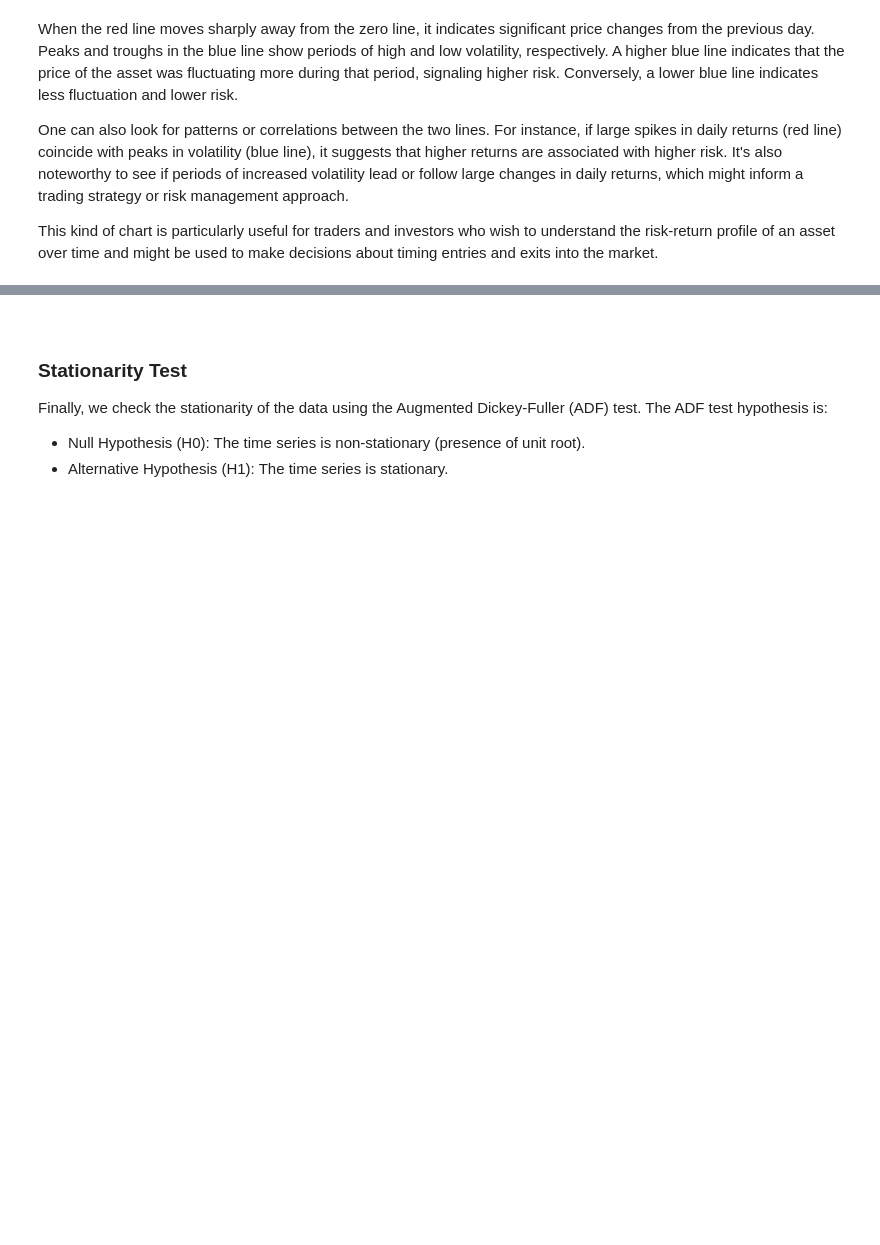
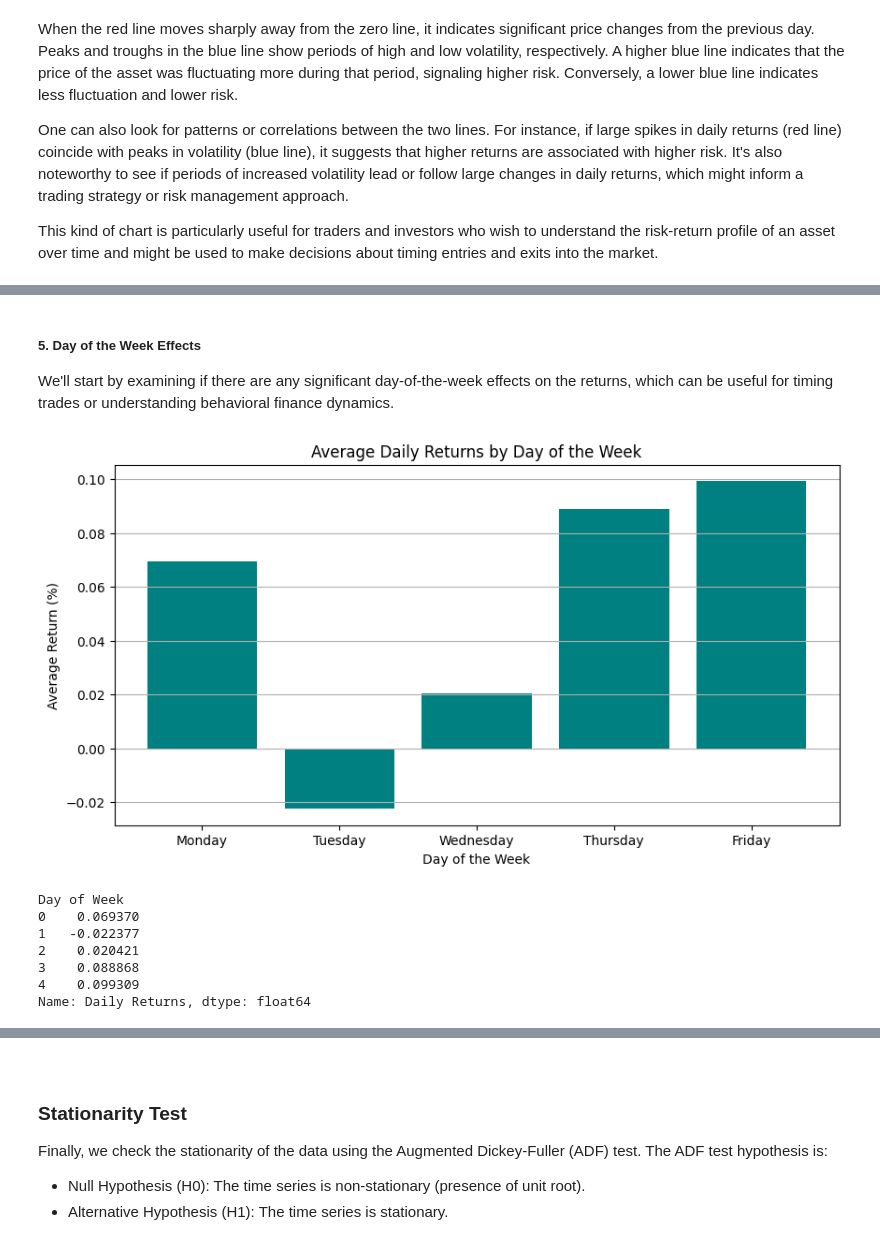
Before and after one commit to charltonxqh/SC1015-mini-project, a Jupyter notebook: overall_analysis.ipynb, the cells around one changed output, grey strips where cells are left out. Cells and saved outputs as stored; diff of their text form; code cells hidden in the pictures; blank space fills up the shorter version.

```diff
--- a/overall_analysis.ipynb
+++ b/overall_analysis.ipynb
@@ -168,0 +304,34 @@ This kind of chart is particularly useful for traders and investors who wish to
+# %% [markdown]
+##### 5. Day of the Week Effects
+
+We'll start by examining if there are any significant day-of-the-week effects on the returns, which can be useful for timing trades or understanding behavioral finance dynamics.
+# %%
+# Calculate daily returns as percentage change in adjusted close price
+voo_data['Daily Returns'] = voo_data['Adj Close'].pct_change() * 100
+
+# Extract day of the week from the index (0=Monday, 6=Sunday)
+voo_data['Day of Week'] = voo_data.index.dayofweek
+
+# Group by day of the week and calculate average daily returns
+average_daily_returns_by_day = voo_data.groupby('Day of Week')['Daily Returns'].mean()
+
+# Plotting average daily returns by day of the week
+days = ['Monday', 'Tuesday', 'Wednesday', 'Thursday', 'Friday']
+plt.figure(figsize=(10, 5))
+plt.bar(days, average_daily_returns_by_day, color='teal')
+plt.title('Average Daily Returns by Day of the Week')
+plt.xlabel('Day of the Week')
+plt.ylabel('Average Return (%)')
+plt.grid(axis='y')
+plt.show()
+
+average_daily_returns_by_day
+# %% [output]
+[figure, added]
+Day of Week
+0    0.069370
+1   -0.022377
+2    0.020421
+3    0.088868
+4    0.099309
+Name: Daily Returns, dtype: float64
```
Also changed, not shown: parts of 25 cells of this notebook, 1 other file.
